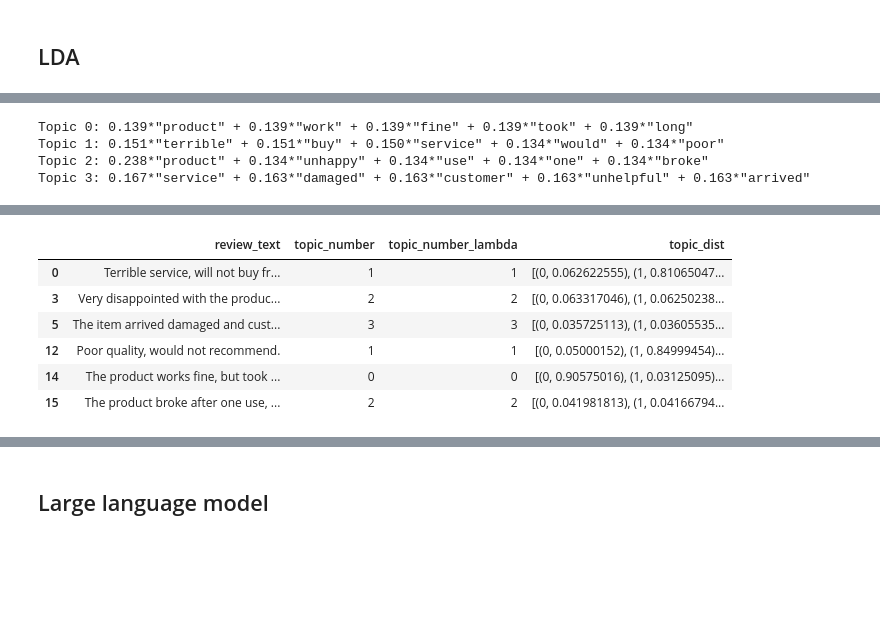
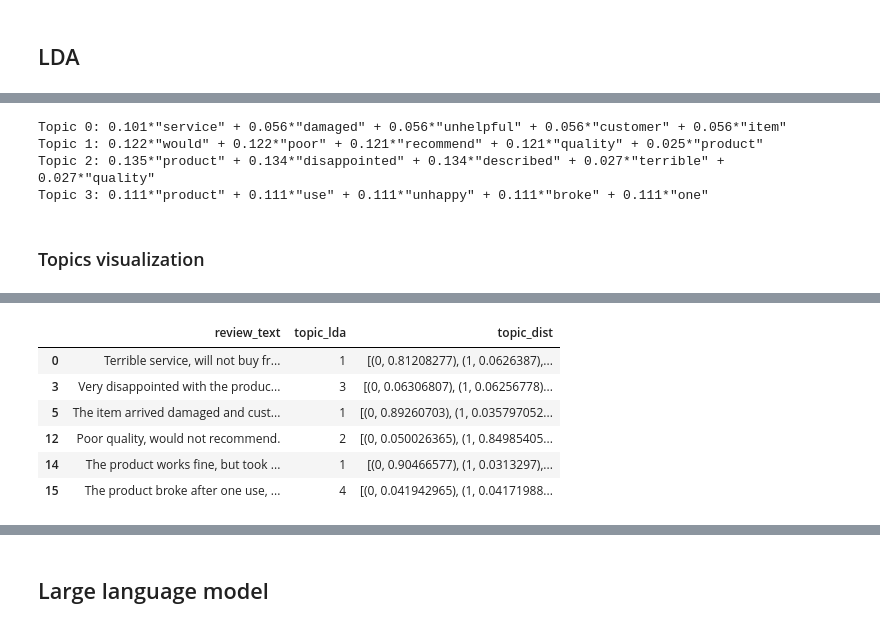
Before and after one commit to csmaiz/vw_technical_challenge, a Jupyter notebook: src/Task4_Real_world_Scenario.ipynb, the cells around one changed output, grey strips where cells are left out. Saved outputs shown, nothing was run; the diff lists cells and outputs as text; code cells hidden in the pictures; blank space fills up the shorter version.

```diff
--- a/src/Task4_Real_world_Scenario.ipynb
+++ b/src/Task4_Real_world_Scenario.ipynb
@@ -108,2 +118,8 @@ df_negative = df[df["bert_label_3categ"] == "negative"].copy()
+# %%
+# Only negative reviews are taken into account in order to obtain the issues.
+# Remove duplicate reviews before running the clustering since duplicate reviews
+# can skew the clustering results by giving more weight to the repeated texts
+df_negative = df[df["bert_label_3categ"] == "negative"].drop_duplicates("review_text").copy()
+df_negative["tokens"] = df_negative['preprocessed_review'].apply(lambda pp: pp.split(" "))
 # %% [markdown]
 ## LDA
@@ -110,7 +128,4 @@ df_negative = df[df["bert_label_3categ"] == "negative"].copy()
 # %%
-df_negative["tokens"] = df_negative['preprocessed_review'].apply(lambda pp: pp.split(" "))
-
-
 def run_LDA(df, num_topics):
 
     id2word = Dictionary(df["tokens"])
@@ -121,13 +136,16 @@ def run_LDA(df, num_topics):
         print(f"Topic {idx}: {topic}")
 
     return lda_model, corpus, id2word
+
+num_topics_lda=4
+lda_model, corpus, id2word = run_LDA(df_negative, num_topics=num_topics)
+# %% [output]
+Topic 0: 0.101*"service" + 0.056*"damaged" + 0.056*"unhelpful" + 0.056*"customer" + 0.056*"item"
+Topic 1: 0.122*"would" + 0.122*"poor" + 0.121*"recommend" + 0.121*"quality" + 0.025*"product"
+Topic 2: 0.135*"product" + 0.134*"disappointed" + 0.134*"described" + 0.027*"terrible" + 0.027*"quality"
+Topic 3: 0.111*"product" + 0.111*"use" + 0.111*"unhappy" + 0.111*"broke" + 0.111*"one"
-# %%
-lda_model, corpus, id2word = run_LDA(df_negative, num_topics=4)
-# %% [output]
-Topic 0: 0.139*"product" + 0.139*"work" + 0.139*"fine" + 0.139*"took" + 0.139*"long"
-Topic 1: 0.151*"terrible" + 0.151*"buy" + 0.150*"service" + 0.134*"would" + 0.134*"poor"
-Topic 2: 0.238*"product" + 0.134*"unhappy" + 0.134*"use" + 0.134*"one" + 0.134*"broke"
-Topic 3: 0.167*"service" + 0.163*"damaged" + 0.163*"customer" + 0.163*"unhelpful" + 0.163*"arrived"
+# %% [markdown]
+### Topics visualization
 # %%
 pyLDAvis.enable_notebook()
 LDAvis_prepared = pyLDAvis.gensim_models.prepare(lda_model, corpus, id2word)
@@ -148,72 +166,39 @@ def get_dominant_topic(lda_model, corpus):
     Determines the dominant topic for a given document.
 
     Args:
         lda_model: Trained LDA model.
         corpus: Document-term matrix.
 
     Returns:
         Dominant topic number.
     """
     topic_dist = lda_model[corpus]
     dominant_topic = max(topic_dist, key=lambda x: x[1])[0]
     return dominant_topic
 
 
 def get_topic_dist(lda_model, corpus):
     """
     Determines the dominant topic for a given document.
 
     Args:
         lda_model: Trained LDA model.
         corpus: Document-term matrix.
 
     Returns:
         Dominant topic number.
     """
     topic_dist = lda_model[corpus]
     return topic_dist
 
-
-
-def assign_topics_by_lambda(lda_model, doc_term_matrix, lambda_value):
-    '''
-    Assigns topics to documents based on a lambda threshold.
-
-    Args:
-    lda_model: Trained LDA model.
-    doc_term_matrix: Document-term matrix.
-    lambda_value: Threshold for topic probability.
-
-    Returns:
-    List of assigned topics for each document.
-    '''
-
-    topic_dist = lda_model[doc_term_matrix]
-    relevant_topics = [(topic_id, prob) for topic_id, prob in topic_dist if prob >= lambda_value]
-
-    if relevant_topics:
-        # Sort by probability in descending order
-        relevant_topics.sort(key=lambda x: x[1], reverse=True)
-        return relevant_topics[0][0]  # Return the topic index with the highest probability
-    else:
-        return -1  # No topic meets the lambda threshold
-
-
-# Example usage:
-lambda_threshold = 0.7
-
 df_negative['topic_dist'] = df_negative['tokens'].apply(lambda x: get_topic_dist(lda_model, id2word.doc2bow(x)))
-
-df_negative['topic_number'] = df_negative['tokens'].apply(lambda x: get_dominant_topic(lda_model, id2word.doc2bow(x)))
-df_negative['topic_number_lambda'] = df_negative['tokens'].apply(lambda x: assign_topics_by_lambda(lda_model, id2word.doc2bow(x), lambda_value=lambda_threshold))
-
-df_negative
-df_negative[["review_text", "topic_number", "topic_number_lambda", "topic_dist"]].drop_duplicates(["review_text", "topic_number", "topic_number_lambda"])
+df_negative['topic_lda'] = df_negative['tokens'].apply(lambda x: get_dominant_topic(lda_model, id2word.doc2bow(x))+1) # topic from 1 to num_topics_lda
+df_negative[["review_text", "topic_lda", "topic_dist"]].drop_duplicates(["review_text", "topic_lda"])
 # %% [output]
-|  | review_text | topic_number | topic_number_lambda | topic_dist |
-| 0 | Terrible service, will not buy fr... | 1 | 1 | [(0, 0.062622555), (1, 0.81065047... |
-| 3 | Very disappointed with the produc... | 2 | 2 | [(0, 0.063317046), (1, 0.06250238... |
-| 5 | The item arrived damaged and cust... | 3 | 3 | [(0, 0.035725113), (1, 0.03605535... |
-| 12 | Poor quality, would not recommend. | 1 | 1 | [(0, 0.05000152), (1, 0.84999454)... |
-| 14 | The product works fine, but took ... | 0 | 0 | [(0, 0.90575016), (1, 0.03125095)... |
-| 15 | The product broke after one use, ... | 2 | 2 | [(0, 0.041981813), (1, 0.04166794... |
+|  | review_text | topic_lda | topic_dist |
+| 0 | Terrible service, will not buy fr... | 1 | [(0, 0.81208277), (1, 0.0626387),... |
+| 3 | Very disappointed with the produc... | 3 | [(0, 0.06306807), (1, 0.06256778)... |
+| 5 | The item arrived damaged and cust... | 1 | [(0, 0.89260703), (1, 0.035797052... |
+| 12 | Poor quality, would not recommend. | 2 | [(0, 0.050026365), (1, 0.84985405... |
+| 14 | The product works fine, but took ... | 1 | [(0, 0.90466577), (1, 0.0313297),... |
+| 15 | The product broke after one use, ... | 4 | [(0, 0.041942965), (1, 0.04171988... |
```
Also changed, not shown: parts of 31 cells of this notebook, 5 other files.
